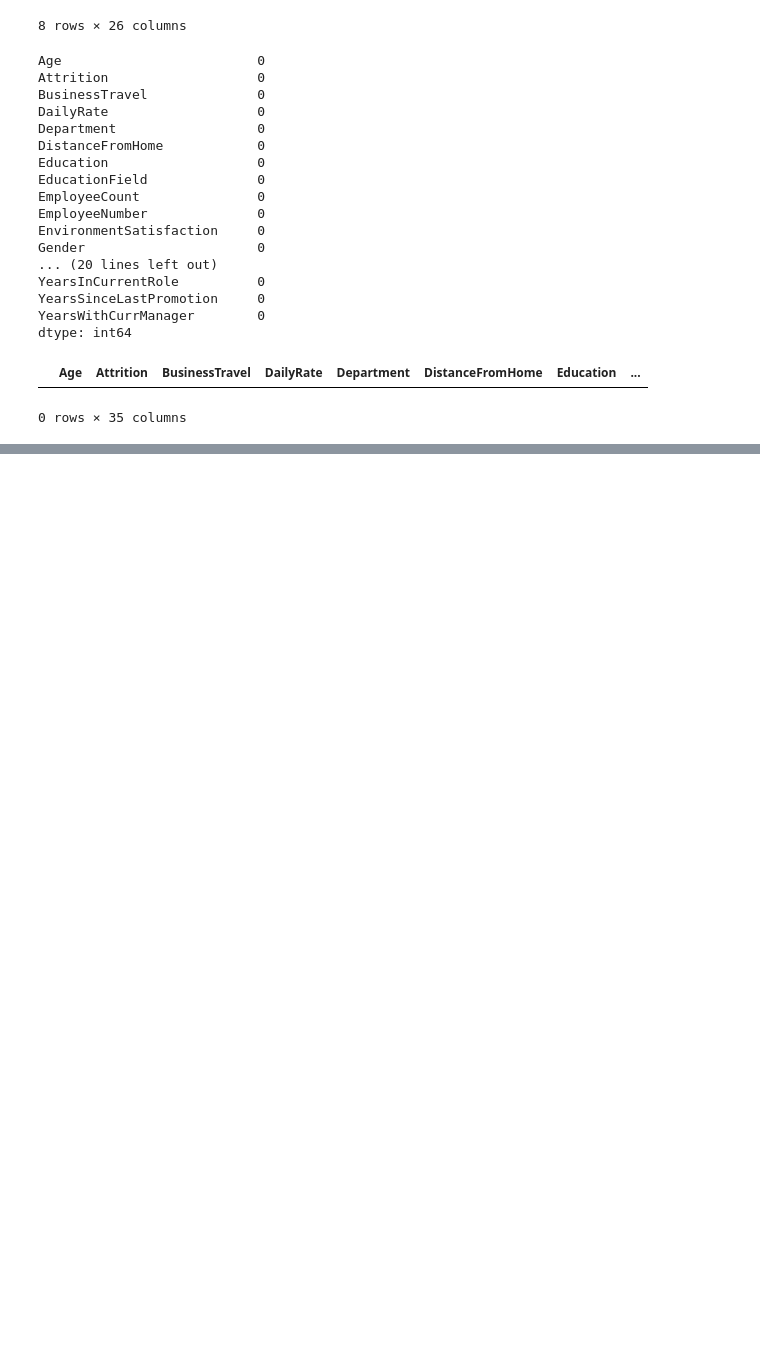
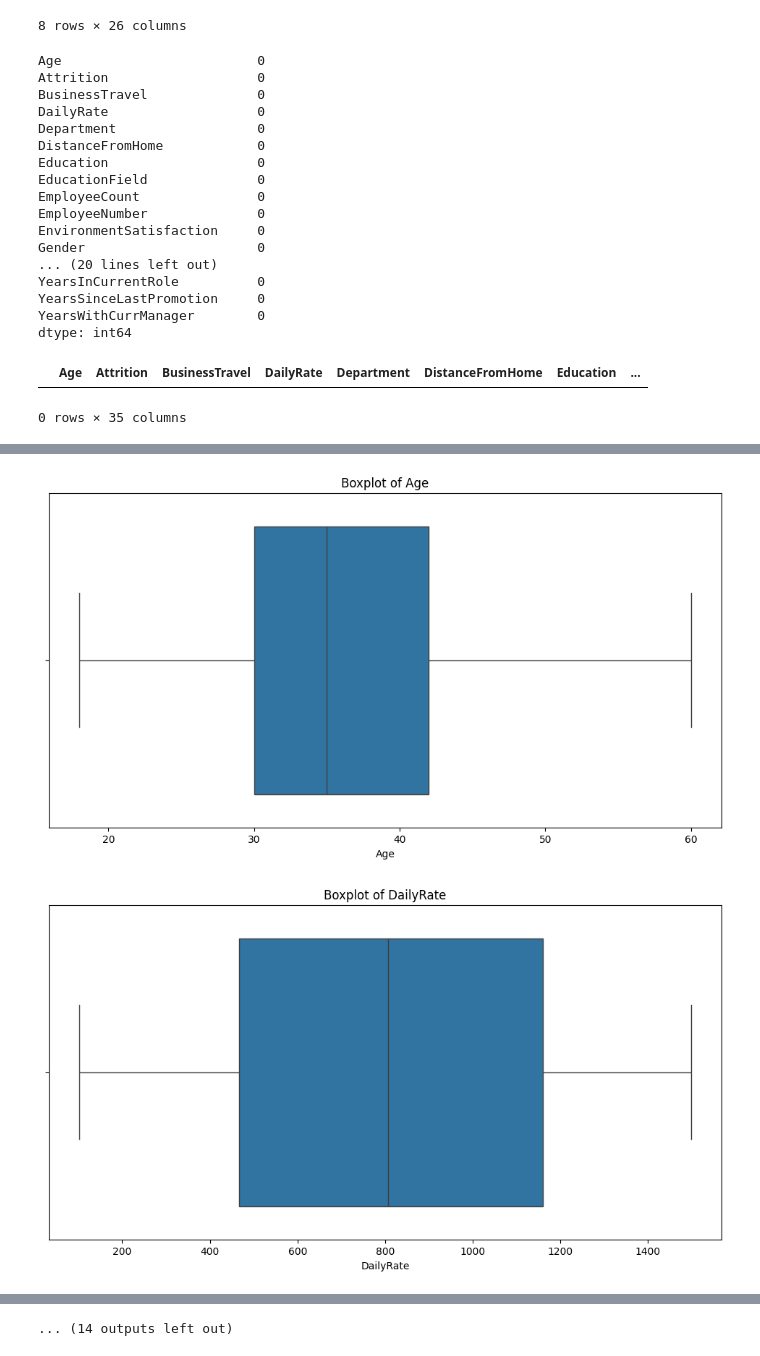
Before and after one commit to Biplob-592/Artificial-Intelligence-UIU, a Jupyter notebook: Assignments/Data_Cleaning_Assignment.ipynb, the cells around one changed output, grey strips where cells are left out. Cells and saved outputs as stored; diff of their text form; code cells hidden in the pictures; blank space fills up the shorter version.

```diff
--- a/Assignments/Data_Cleaning_Assignment.ipynb
+++ b/Assignments/Data_Cleaning_Assignment.ipynb
@@ -96,0 +217,11 @@ df[df.duplicated()]
+# %%
+z_threshold = 3
+
+# Only use columns that have more than one unique value
+varying_cols = [col for col in numeric_cols if df[col].nunique() > 1]
+
+z_scores = np.abs(zscore(df[varying_cols]))
+outlier_mask = (z_scores < z_threshold).all(axis=1)
+
+df = df[outlier_mask]
+df
@@ -96,0 +242,11 @@ df[df.duplicated()]
+# %%
+#After removing outliers, we can visualize the boxplots again to confirm that the outliers have been removed.
+for col in numeric_cols:
+
+    plt.figure(figsize=(12,6))
+    sns.boxplot(x=df[col])
+    plt.title(f'Boxplot of {col}')
+    plt.show()
+# %% [output]
+[figure, added]
+[figure, added]
@@ -96,0 +263 @@ df[df.duplicated()]
+... (14 outputs left out)
```
Also changed, not shown: parts of 16 cells of this notebook.
